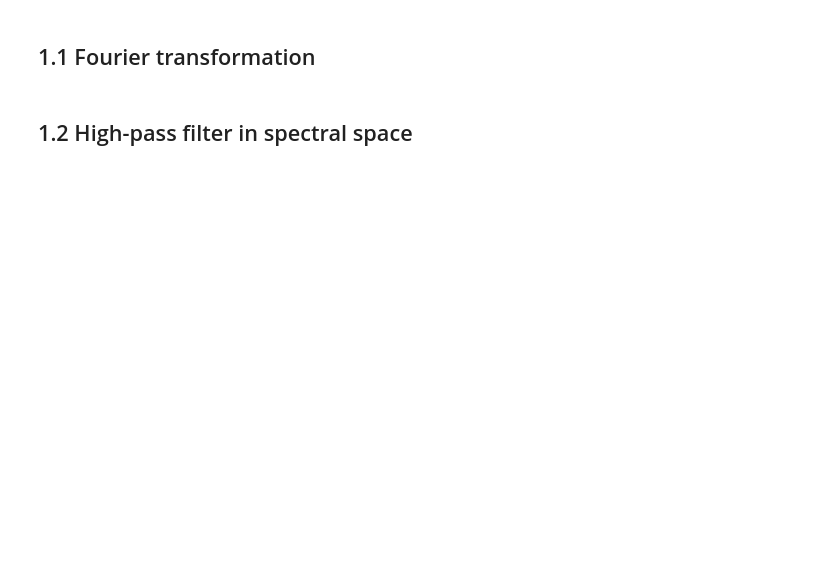
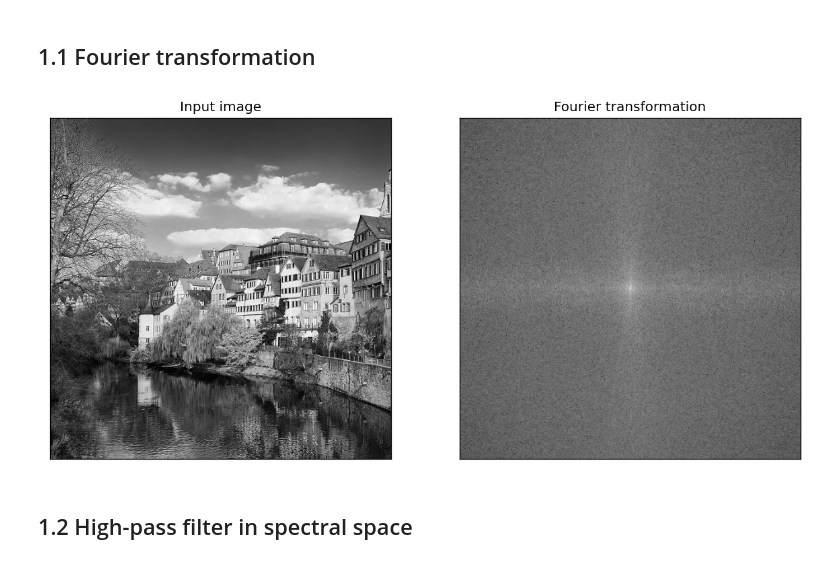
Before and after one commit to prs-eth/Bildverarbeitung, a Jupyter notebook: fourier.ipynb, the cells around one changed output. Saved outputs shown, nothing was run; the diff lists cells and outputs as text; code cells hidden in the pictures; blank space fills up the shorter version.

```diff
--- a/fourier.ipynb
+++ b/fourier.ipynb
@@ -13,26 +14,29 @@ DPI=120
 # %%
 # ----- load the input image
 img = imread('inputs/tuebingen.jpg')[:, :, 1] / 255.
 img_size = img.shape[0]
 
 
 # TODO
-FT_img_log = ...
+FT_img_log = fft.fft2(img)
+FT_img_log_centered = fft.fftshift(FT_img_log)
 
 
 # ----- plot input image together with fourier transformation
 if PLOT_RESULTS:   #plot_results:
     plt.figure(figsize=(12, 12),dpi=DPI)
     plt.subplot(121)
     plt.xticks([]), plt.yticks([])
     plt.imshow(img, cmap = 'gray')
     plt.title('Input image')
 
     plt.subplot(122)
     plt.xticks([]), plt.yticks([])
-    plt.imshow(FT_img_log, cmap='gray')
+    plt.imshow(np.log10(abs(FT_img_log_centered)), cmap='gray')
     plt.title('Fourier transformation')
     plt.show()
+# %% [output]
+[figure, added]
 # %% [markdown]
 ## 1.2 High-pass filter in spectral space
 # %%
```
Also changed, not shown: parts of 9 cells of this notebook.
